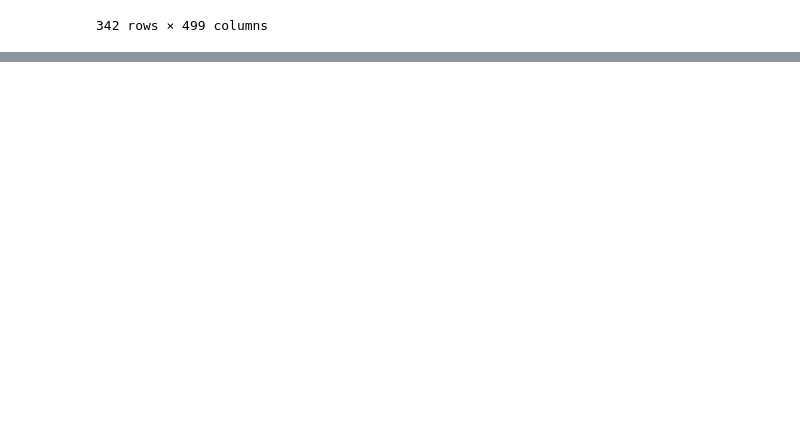
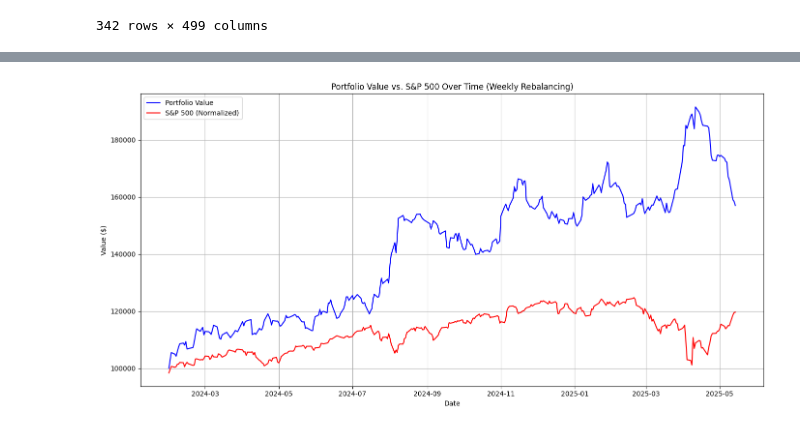
Before and after one commit to AHY123/Stock_Data_Network, a Jupyter notebook: zold/workflow/tsne.ipynb, the cells around one changed output, grey strips where cells are left out. Cells and saved outputs as stored; diff of their text form; code cells hidden in the pictures; blank space fills up the shorter version.

```diff
--- a/zold/workflow/tsne.ipynb
+++ b/zold/workflow/tsne.ipynb
@@ -1229,0 +1255,32 @@ plt.show()
+# %%
+market_returns_aligned_to_portfolio = market_returns.reindex(
+    performance_metrics['portfolio_value_history'].index, method='ffill'
+)
+
+market_returns_aligned_to_portfolio = market_returns_aligned_to_portfolio.dropna()
+
+market_portfolio_values = my_initial_capital * (1 + market_returns_aligned_to_portfolio).cumprod()
+
+common_index = performance_metrics['portfolio_value_history'].index.intersection(market_portfolio_values.index)
+
+portfolio_value_aligned = performance_metrics['portfolio_value_history'].loc[common_index]
+sp500_normalized_value_aligned = market_portfolio_values.loc[common_index]
+
+plt.figure(figsize=(14, 7))
+
+# Plot Portfolio Value
+plt.plot(portfolio_value_aligned.index, portfolio_value_aligned.values, label='Portfolio Value', color='blue')
+
+# Overlay S&P 500 Return
+plt.plot(sp500_normalized_value_aligned.index, sp500_normalized_value_aligned.values, label='S&P 500 (Normalized)', color='red')
+
+plt.title('Portfolio Value vs. S&P 500 Over Time (Weekly Rebalancing)')
+plt.xlabel('Date')
+plt.ylabel('Value ($)')
+plt.grid(True)
+plt.legend()
+plt.tight_layout()
+
+plt.show()
+# %% [output]
+[figure, added]
```
Also changed, not shown: parts of 14 cells of this notebook, 1 other file.
